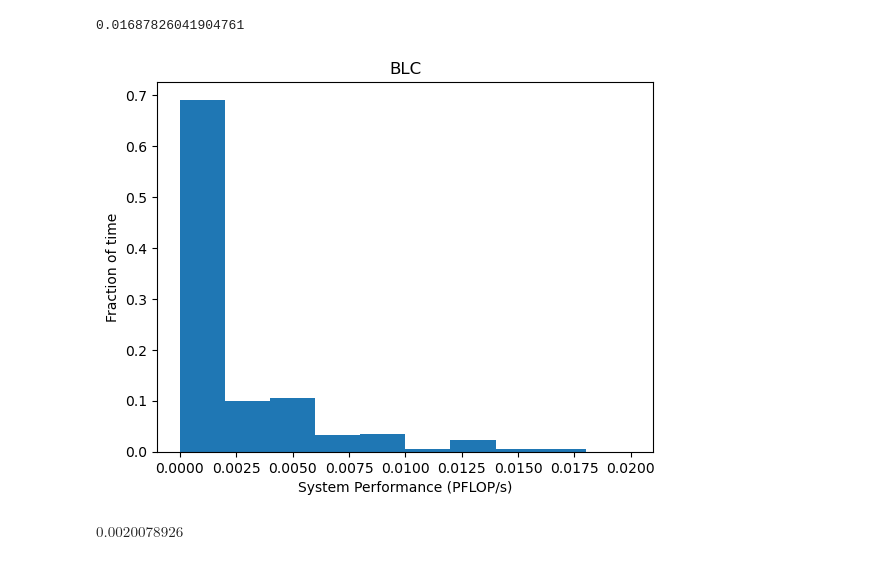
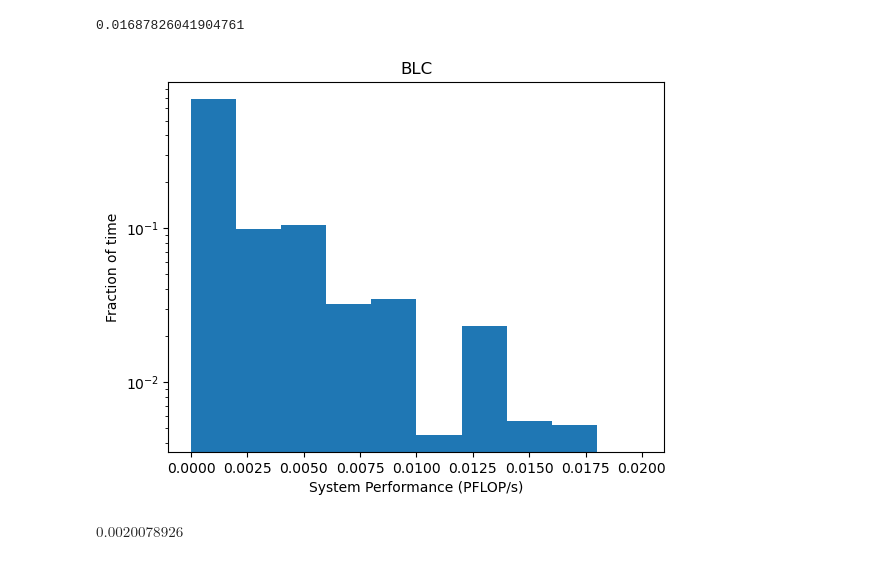
Before and after one commit to aakepley/big-cubes, a Jupyter notebook: size_of_compute_estimate.ipynb, the cells around one changed output. Saved outputs shown, nothing was run; the diff lists cells and outputs as text; code cells hidden in the pictures.

Commit message:
moved band 8 to early WSU, reorganized plotting routines, and created improved version of performance plot

```diff
--- a/size_of_compute_estimate.ipynb
+++ b/size_of_compute_estimate.ipynb
@@ -21,8 +22,8 @@ u.add_enabled_units([gvis])
 # %% [output]
 <astropy.units.core._UnitContext at 0x...>
 # %%
-result_c7_mous = QTable.read('data/wsu_datarates_mit_per_mous_cycle7_20230321.ecsv')
-result_c8_mous = QTable.read('data/wsu_datarates_mit_per_mous_cycle8_20230321.ecsv')
+result_c7_mous = QTable.read('data/wsu_datarates_mit_per_mous_cycle7_20230420.ecsv')
+result_c8_mous = QTable.read('data/wsu_datarates_mit_per_mous_cycle8_20230420.ecsv')
 # %%
 result_mous = vstack([result_c7_mous,result_c8_mous])
 # %%
@@ -210,11 +190,11 @@ np.max(result_mous['blc_sysperf_typical'])
 0.01687826041904761
 # %%
 # all BLC data
-reload(wsu_db)
-wsu_db.create_soc_result_plot(result_mous,bin_min=0,bin_max=0.02,
+reload(wsu_plots)
+wsu_plots.plot_soc_result_hist(result_mous,bin_min=0,bin_max=0.02,
                              data_val='blc_sysperf_typical',title='BLC')
 # %% [output]
-[figure, old version]
+[figure, new version]
 # %%
 np.average(result_mous['blc_sysperf_typical'], weights=result_mous['weights_all'])
 # PFLOPs/s
```
Also changed, not shown: parts of 35 cells of this notebook, 5 other files.
